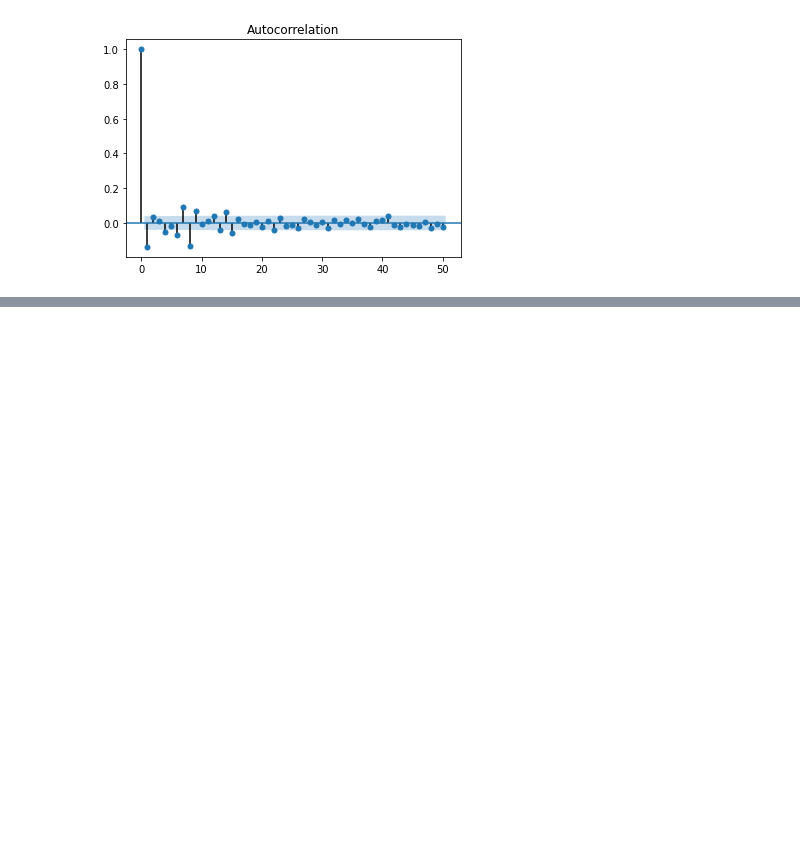
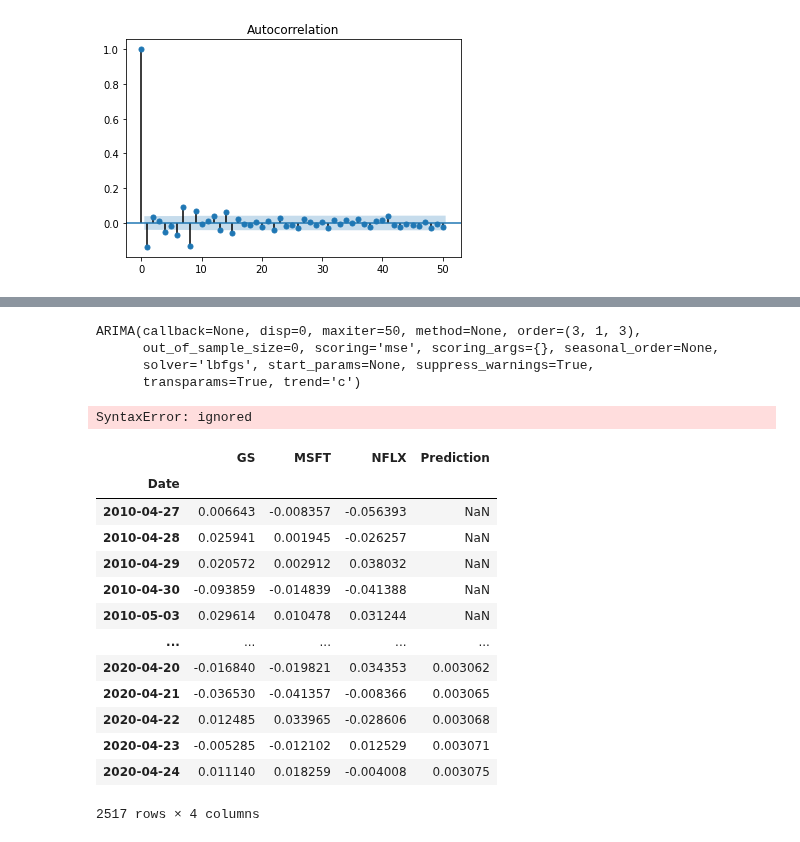
Before and after one commit to PomazkinG/Particle, a Jupyter notebook: Particle.ipynb, the cells around one changed output, grey strips where cells are left out. Cells and saved outputs as stored; diff of their text form; code cells hidden in the pictures; blank space fills up the shorter version.

```diff
--- a/Particle.ipynb
+++ b/Particle.ipynb
@@ -196,0 +242,9 @@ Critical Values:
+# %%
+stepwise_model = auto_arima(df_daily_return['MSFT'], start_p=1, start_q=1,
+                           max_p=3, max_q=3, m=12,
+                           start_P=0, seasonal=False,
+                           d=1, D=1, trace=True,
+                           error_action='ignore',
+                           suppress_warnings=True,
+                           stepwise=True)
+print(stepwise_model.aic())
@@ -196,0 +265,31 @@ Critical Values:
+# %%
+stepwise_model.fit(X_train)
+# %% [output]
+ARIMA(callback=None, disp=0, maxiter=50, method=None, order=(3, 1, 3),
+      out_of_sample_size=0, scoring='mse', scoring_args={}, seasonal_order=None,
+      solver='lbfgs', start_params=None, suppress_warnings=True,
+      transparams=True, trend='c')
+# %%
+forecast = stepwise_model.predict(len(X_test))
+# %% [output]
+SyntaxError: ignored
+# %%
+forecast = pd.DataFrame(forecast,index = X_test.index,columns=['Prediction'])
+# %%
+df_daily_return = pd.concat([df_daily_return,forecast],axis=1)
+df_daily_return
+# %% [output]
+|  | GS | MSFT | NFLX | Prediction |
+| Date |  |  |  |  |
+| 2010-04-27 | 0.006643 | -0.008357 | -0.056393 | NaN |
+| 2010-04-28 | 0.025941 | 0.001945 | -0.026257 | NaN |
+| 2010-04-29 | 0.020572 | 0.002912 | 0.038032 | NaN |
+| 2010-04-30 | -0.093859 | -0.014839 | -0.041388 | NaN |
+| 2010-05-03 | 0.029614 | 0.010478 | 0.031244 | NaN |
+| ... | ... | ... | ... | ... |
+| 2020-04-20 | -0.016840 | -0.019821 | 0.034353 | 0.003062 |
+| 2020-04-21 | -0.036530 | -0.041357 | -0.008366 | 0.003065 |
+| 2020-04-22 | 0.012485 | 0.033965 | -0.028606 | 0.003068 |
+| 2020-04-23 | -0.005285 | -0.012102 | 0.012529 | 0.003071 |
+| 2020-04-24 | 0.011140 | 0.018259 | -0.004008 | 0.003075 |
+2517 rows × 4 columns
```
Also changed, not shown: parts of 7 cells of this notebook.
